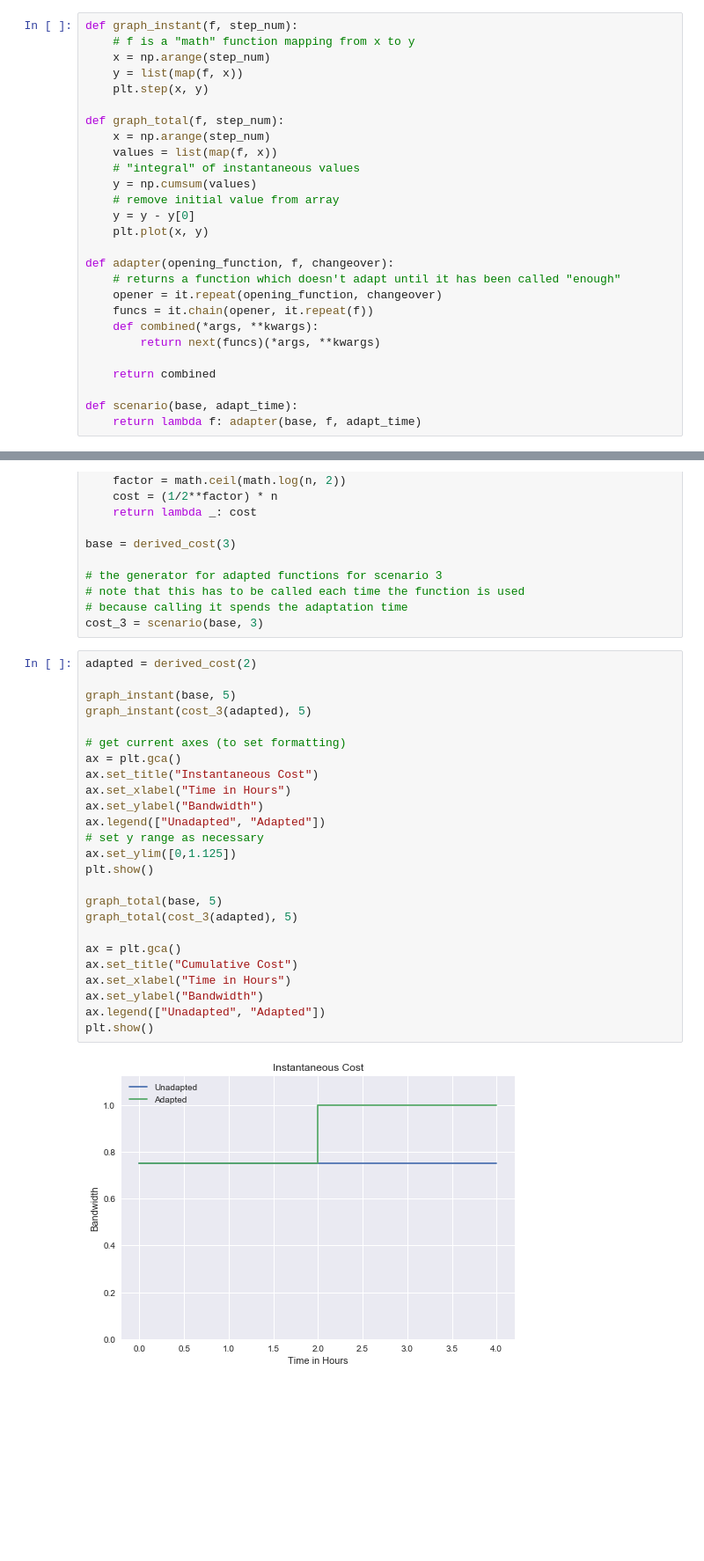
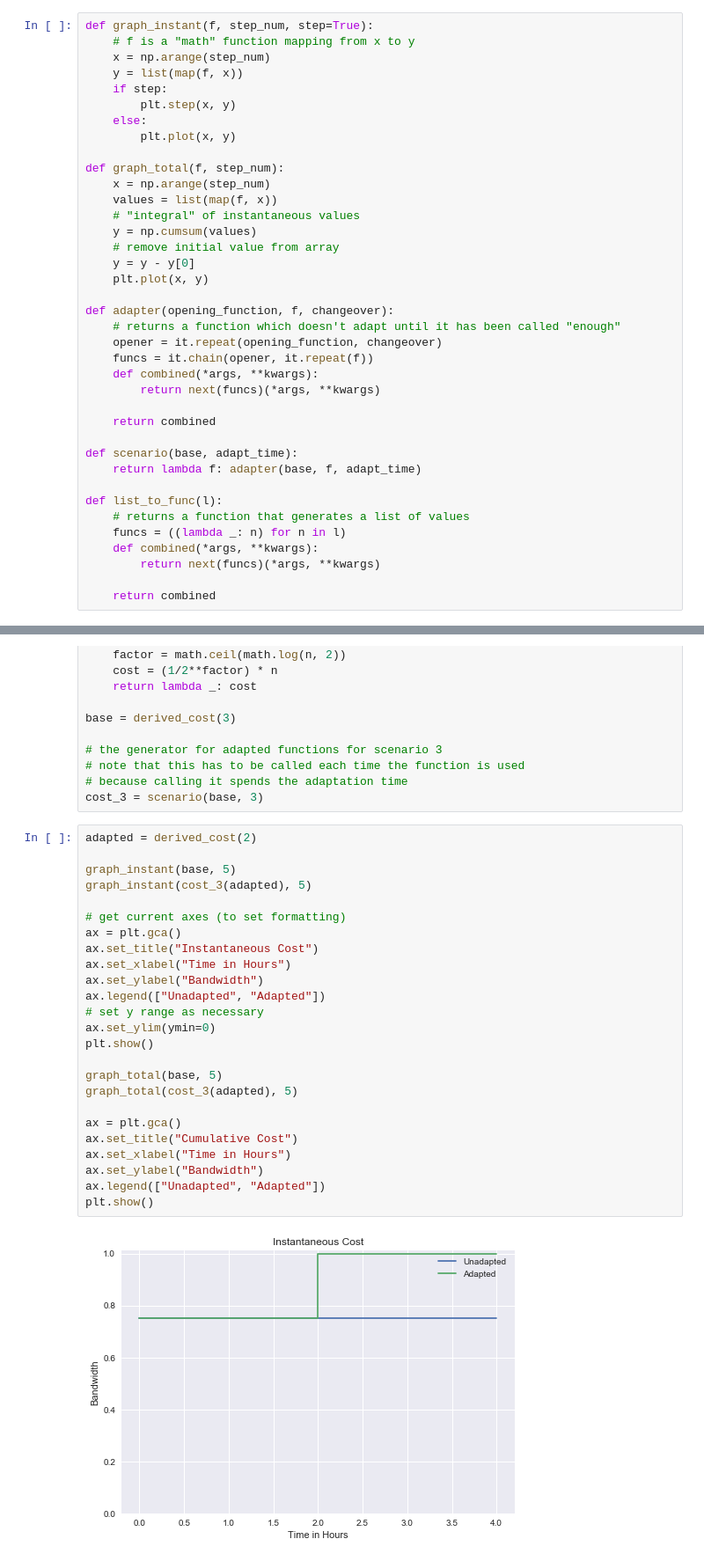
Before and after one commit to darpa-brass/adaptive-constraint-satisfaction, a Jupyter notebook: metrics/Metric Functions.ipynb, the cells around one changed output, grey strips where cells are left out. Shown: that part at 88% size. Drawn from its saved outputs; the diff is of its cells as text; blank space fills up the shorter version.

```diff
--- a/metrics/Metric Functions.ipynb
+++ b/metrics/Metric Functions.ipynb
@@ -9,11 +9,14 @@ import math
 # make the graph prettier (seaborn uses matplotlib but with better defaults)
 sns.set_style("darkgrid")
 # %%
-def graph_instant(f, step_num):
+def graph_instant(f, step_num, step=True):
     # f is a "math" function mapping from x to y
     x = np.arange(step_num)
     y = list(map(f, x))
-    plt.step(x, y)
+    if step:
+        plt.step(x, y)
+    else:
+        plt.plot(x, y)
 
 def graph_total(f, step_num):
     x = np.arange(step_num)
@@ -35,6 +38,14 @@ def adapter(opening_function, f, changeover):
 
 def scenario(base, adapt_time):
     return lambda f: adapter(base, f, adapt_time)
+
+def list_to_func(l):
+    # returns a function that generates a list of values
+    funcs = ((lambda _: n) for n in l)
+    def combined(*args, **kwargs):
+        return next(funcs)(*args, **kwargs)
+
+    return combined
 # %%
 def derived_cost(n):
     # n device inputs
@@ -53,30 +64,30 @@ cost_3 = scenario(base, 3)
 # %%
 adapted = derived_cost(2)
 
 graph_instant(base, 5)
 graph_instant(cost_3(adapted), 5)
 
 # get current axes (to set formatting)
 ax = plt.gca()
 ax.set_title("Instantaneous Cost")
 ax.set_xlabel("Time in Hours")
 ax.set_ylabel("Bandwidth")
 ax.legend(["Unadapted", "Adapted"])
 # set y range as necessary
-ax.set_ylim([0,1.125])
+ax.set_ylim(ymin=0)
 plt.show()
 
 graph_total(base, 5)
 graph_total(cost_3(adapted), 5)
 
 ax = plt.gca()
 ax.set_title("Cumulative Cost")
 ax.set_xlabel("Time in Hours")
 ax.set_ylabel("Bandwidth")
 ax.legend(["Unadapted", "Adapted"])
 plt.show()
 # %% [output]
-[figure, old version]
+[figure, new version]
 [figure]
 # %%
 def sensor_value(time_fraction):
```
Also changed, not shown: parts of 4 cells of this notebook.
